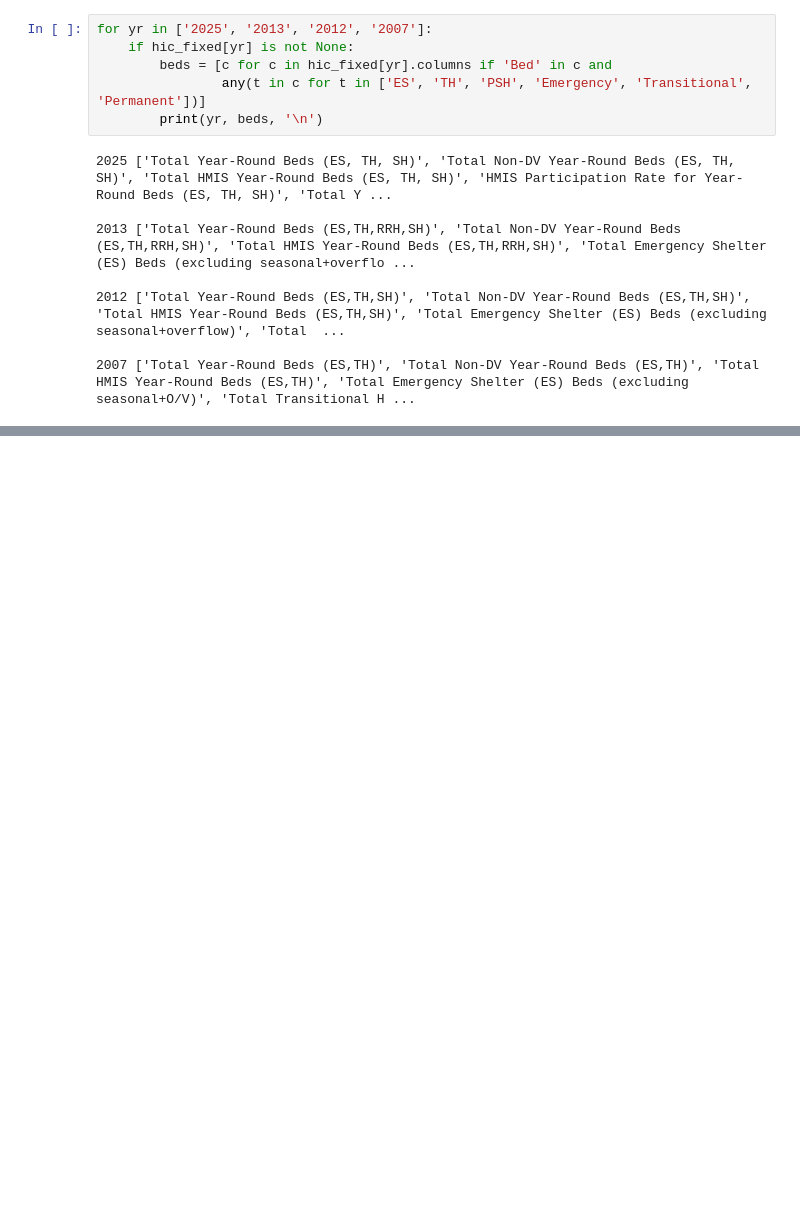
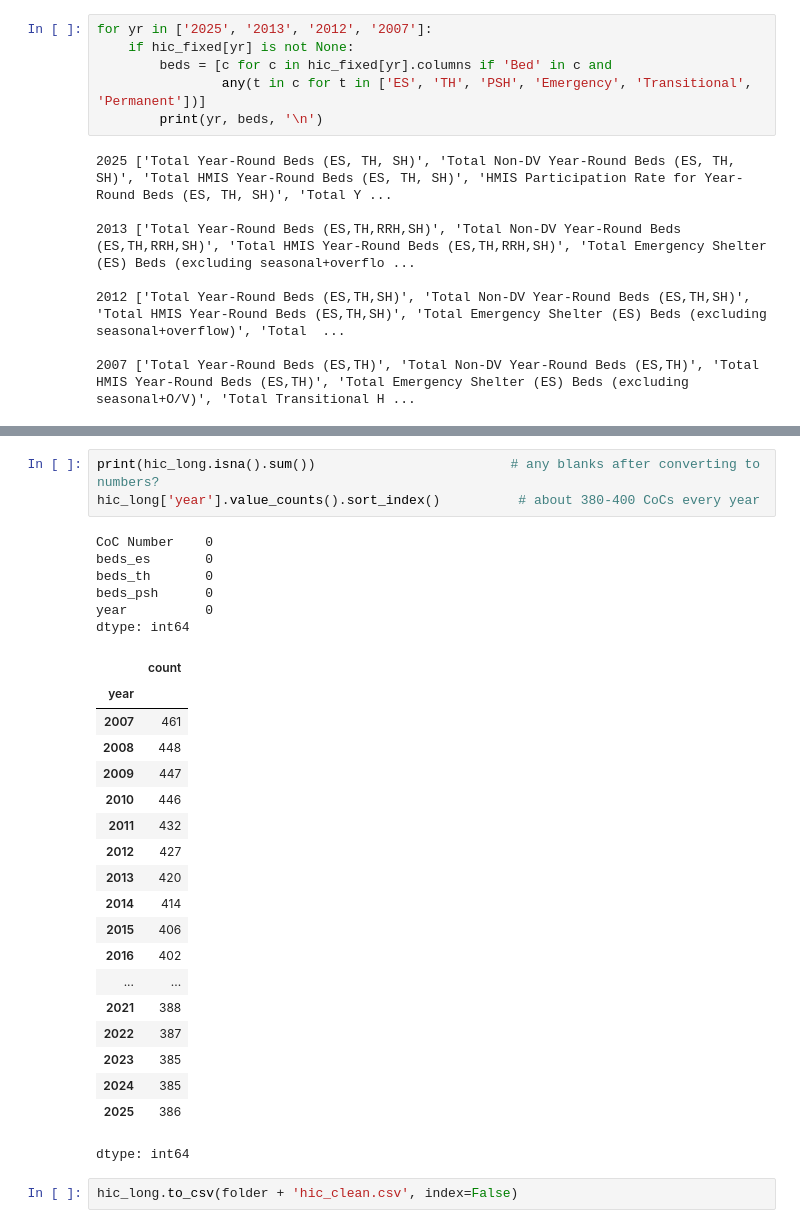
Before and after one commit to hmsealy/Capstone-Data-science-Class-, a Jupyter notebook: homeless.ipynb, the cells around one changed output, grey strips where cells are left out. Drawn from its saved outputs; the diff is of its cells as text; blank space fills up the shorter version.

```diff
--- a/homeless.ipynb
+++ b/homeless.ipynb
@@ -525,0 +611,31 @@ for yr in ['2025', '2013', '2012', '2007']:
+# %%
+print(hic_long.isna().sum())                         # any blanks after converting to numbers?
+hic_long['year'].value_counts().sort_index()          # about 380-400 CoCs every year
+# %% [output]
+CoC Number    0
+beds_es       0
+beds_th       0
+beds_psh      0
+year          0
+dtype: int64
+|  | count |
+| year |  |
+| 2007 | 461 |
+| 2008 | 448 |
+| 2009 | 447 |
+| 2010 | 446 |
+| 2011 | 432 |
+| 2012 | 427 |
+| 2013 | 420 |
+| 2014 | 414 |
+| 2015 | 406 |
+| 2016 | 402 |
+| ... | ... |
+| 2021 | 388 |
+| 2022 | 387 |
+| 2023 | 385 |
+| 2024 | 385 |
+| 2025 | 386 |
+dtype: int64
+# %%
+hic_long.to_csv(folder + 'hic_clean.csv', index=False)
```
Also changed, not shown: parts of 2 cells of this notebook.
